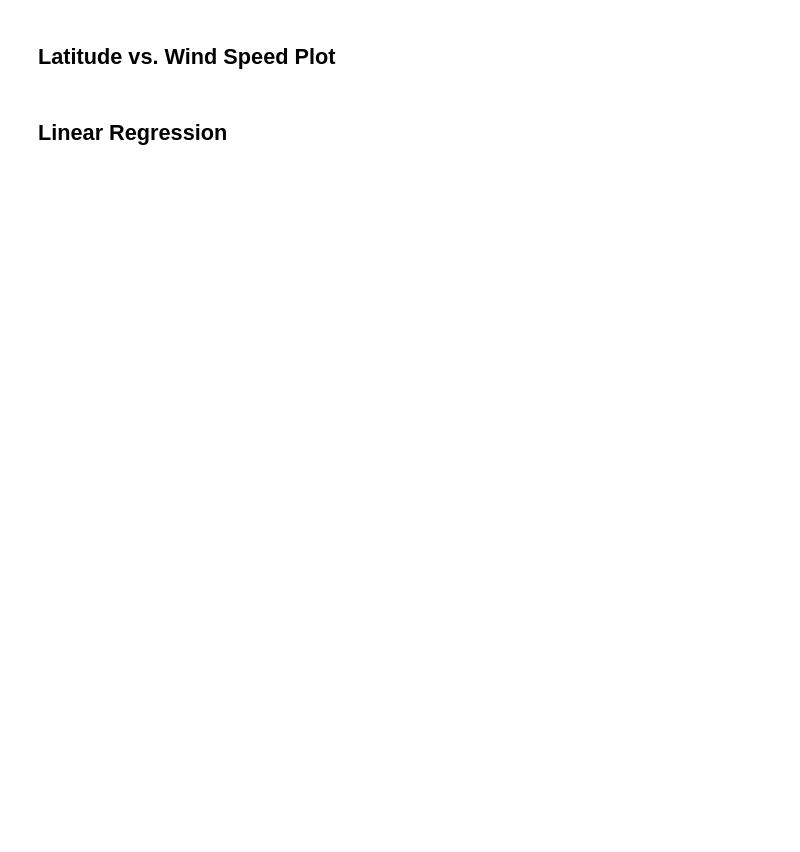
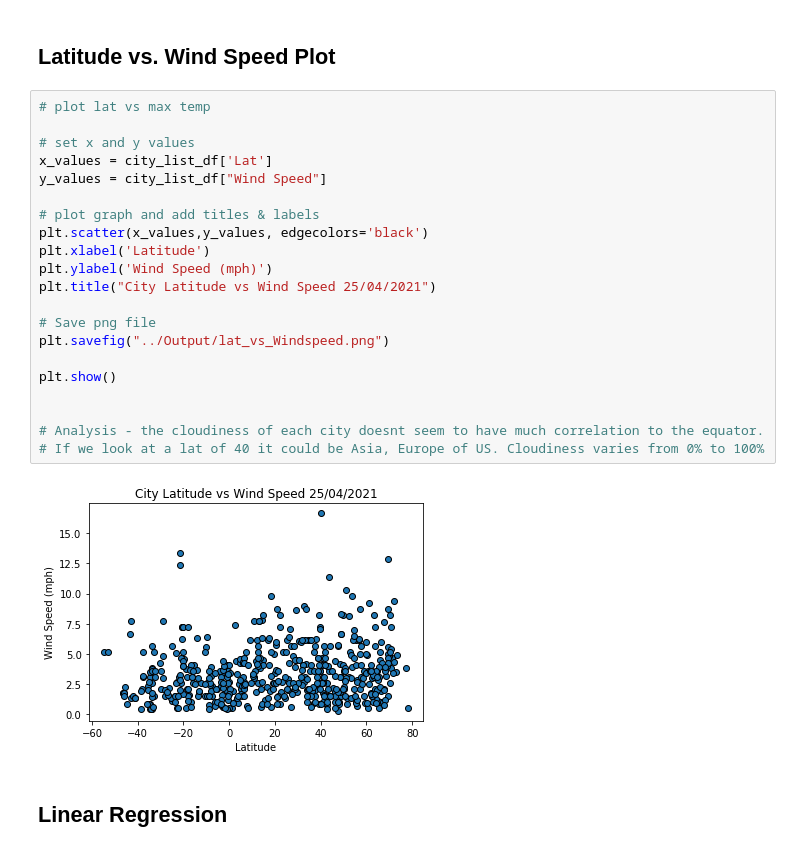
Before and after one commit to sSalvs/python-api-challenge, a Jupyter notebook: WeatherPy/SS_WeatherPy.ipynb, the cells around one changed output. Cells and saved outputs as stored; diff of their text form; blank space fills up the shorter version.

```diff
--- a/WeatherPy/SS_WeatherPy.ipynb
+++ b/WeatherPy/SS_WeatherPy.ipynb
@@ -240,4 +308,27 @@ Skip this step if there are no cities that have humidity > 100%.
 # %% [markdown]
 ## Latitude vs. Wind Speed Plot
+# %%
+# plot lat vs max temp
+
+# set x and y values
+x_values = city_list_df['Lat']
+y_values = city_list_df["Wind Speed"]
+
+# plot graph and add titles & labels
+plt.scatter(x_values,y_values, edgecolors='black')
+plt.xlabel('Latitude')
+plt.ylabel('Wind Speed (mph)')
+plt.title("City Latitude vs Wind Speed 25/04/2021")
+
+# Save png file
+plt.savefig("../Output/lat_vs_Windspeed.png")
+
+plt.show()
+
+
+# Analysis - the cloudiness of each city doesnt seem to have much correlation to the equator.
+# If we look at a lat of 40 it could be Asia, Europe of US. Cloudiness varies from 0% to 100%
+# %% [output]
+[figure, added]
 # %% [markdown]
 ## Linear Regression
```
Also changed, not shown: parts of 16 cells of this notebook, 12 other files.
